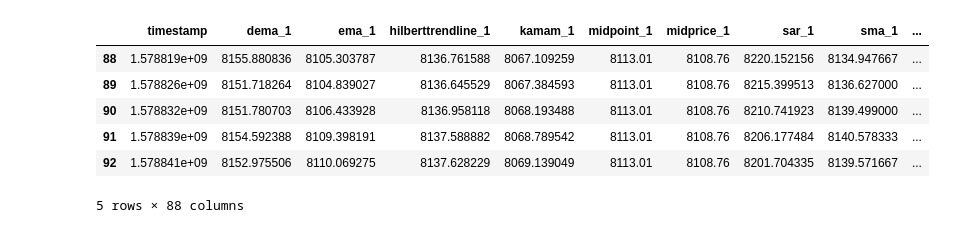
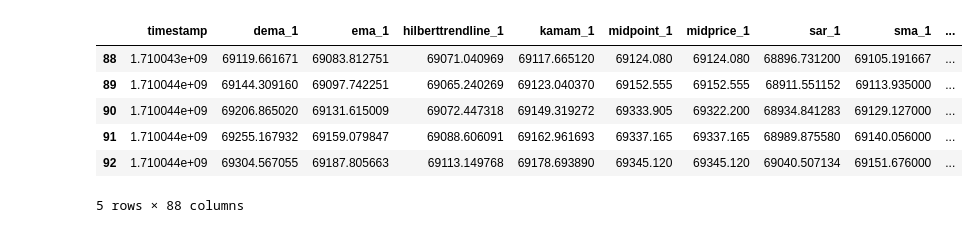
Before and after one commit to hwbarth/coin-prediction, a Jupyter notebook: data_prep.ipynb, the cells around one changed output. Cells and saved outputs as stored; diff of their text form; code cells hidden in the pictures.

```diff
--- a/data_prep.ipynb
+++ b/data_prep.ipynb
@@ -28,12 +28,9 @@ df = pd.read_csv(data_path + "/XBTUSDC_1.csv", header=None)
 # X = df[[4, 'timestamp']]
 # X = df[[0, 4]]
 df = df.drop(columns=[6])
-x = df.to_numpy()
 
-# Set print options for better readability
-np.set_printoptions(precision=2, suppress=True)
 
-# Pretty print the array
-print("Formatted NumPy Array:")
-print(x)
+#above march 9 for now
+df = df[df[0] >= 1710028800]
+df
 # %% [output]
@@ -843,0 +862,4 @@ df['returns'] = df['close'].pct_change()  # or df['close'].diff() / df['close'].
+# %%
+df['next_returns'] = df['returns'].shift(-1)
+df = df.iloc[:-1]
+df
@@ -844,16 +880,16 @@ df['returns'] = df['close'].pct_change()  # or df['close'].diff() / df['close'].
 # %%
 data = df.drop(columns = ['open', 'high', 'low', 'close', 'volume', 0, 1, 2, 3])
 data.dropna(how='any', inplace=True)
-X = data.drop(columns = ['returns'])
-y = data[['timestamp', 'returns']]
+X = data.drop(columns = ['returns', 'next_returns'])
+y = data[['timestamp', 'next_returns']]
 X.head()
 # %% [output]
 |  | timestamp | dema_1 | ema_1 | hilberttrendline_1 | kamam_1 | midpoint_1 | midprice_1 | sar_1 | sma_1 | ... |
-| 88 | 1.578819e+09 | 8155.880836 | 8105.303787 | 8136.761588 | 8067.109259 | 8113.01 | 8108.76 | 8220.152156 | 8134.947667 | ... |
-| 89 | 1.578826e+09 | 8151.718264 | 8104.839027 | 8136.645529 | 8067.384593 | 8113.01 | 8108.76 | 8215.399513 | 8136.627000 | ... |
-| 90 | 1.578832e+09 | 8151.780703 | 8106.433928 | 8136.958118 | 8068.193488 | 8113.01 | 8108.76 | 8210.741923 | 8139.499000 | ... |
-| 91 | 1.578839e+09 | 8154.592388 | 8109.398191 | 8137.588882 | 8068.789542 | 8113.01 | 8108.76 | 8206.177484 | 8140.578333 | ... |
-| 92 | 1.578841e+09 | 8152.975506 | 8110.069275 | 8137.628229 | 8069.139049 | 8113.01 | 8108.76 | 8201.704335 | 8139.571667 | ... |
+| 88 | 1.710043e+09 | 69119.661671 | 69083.812751 | 69071.040969 | 69117.665120 | 69124.080 | 69124.080 | 68896.731200 | 69105.191667 | ... |
+| 89 | 1.710044e+09 | 69144.309160 | 69097.742251 | 69065.240269 | 69123.040370 | 69152.555 | 69152.555 | 68911.551152 | 69113.935000 | ... |
+| 90 | 1.710044e+09 | 69206.865020 | 69131.615009 | 69072.447318 | 69149.319272 | 69333.905 | 69322.200 | 68934.841283 | 69129.127000 | ... |
+| 91 | 1.710044e+09 | 69255.167932 | 69159.079847 | 69088.606091 | 69162.961693 | 69337.165 | 69337.165 | 68989.875580 | 69140.056000 | ... |
+| 92 | 1.710044e+09 | 69304.567055 | 69187.805663 | 69113.149768 | 69178.693890 | 69345.120 | 69345.120 | 69040.507134 | 69151.676000 | ... |
 5 rows × 88 columns
 # %%
 X.reset_index(inplace=True)
```
Also changed, not shown: parts of 36 cells of this notebook.
